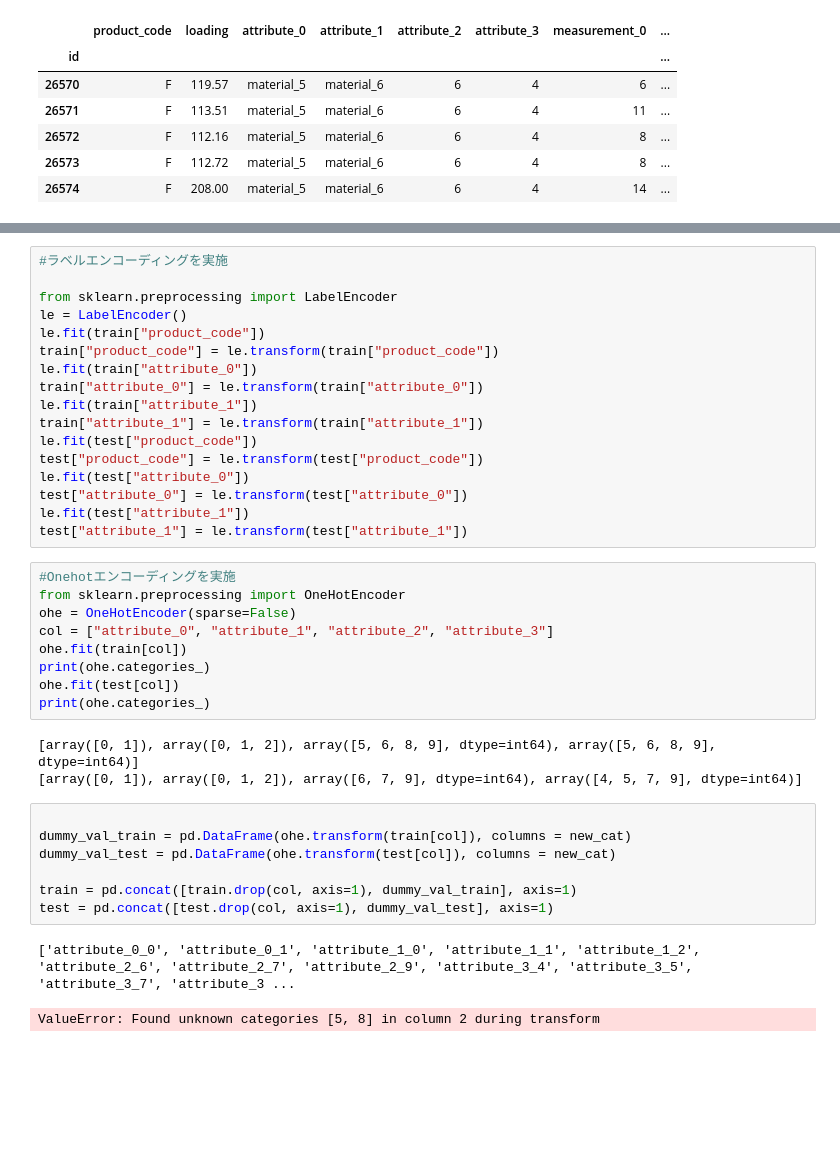
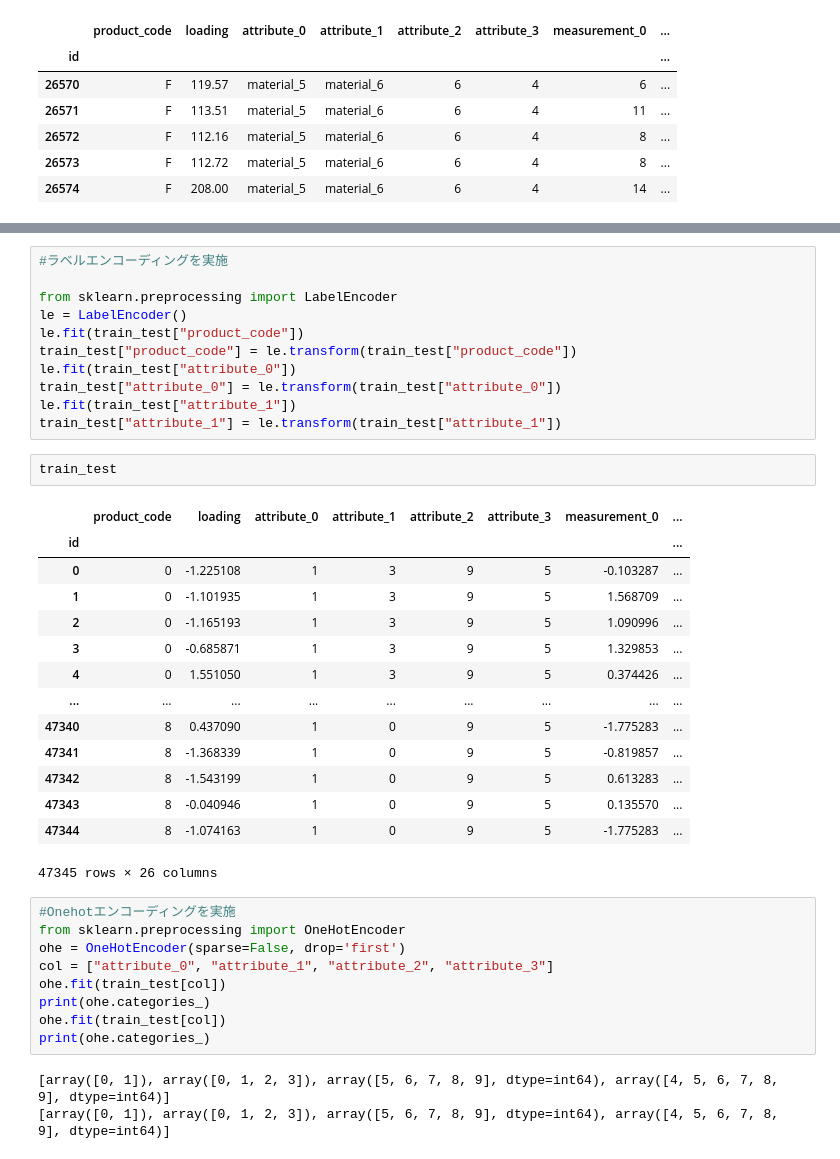
Before and after one commit to keisukecl/tabular-playground-series-aug-2022, a Jupyter notebook: logistic_regression.ipynb, the cells around one changed output, grey strips where cells are left out. Drawn from its saved outputs; the diff is of its cells as text; blank space fills up the shorter version.

```diff
--- a/logistic_regression.ipynb
+++ b/logistic_regression.ipynb
@@ -76,37 +88,38 @@ test[cols] = (test[cols] - test[cols].mean()) / test[cols].std(ddof=0)
 
 from sklearn.preprocessing import LabelEncoder
 le = LabelEncoder()
-le.fit(train["product_code"])
-train["product_code"] = le.transform(train["product_code"])
-le.fit(train["attribute_0"])
-train["attribute_0"] = le.transform(train["attribute_0"])
-le.fit(train["attribute_1"])
-train["attribute_1"] = le.transform(train["attribute_1"])
-le.fit(test["product_code"])
-test["product_code"] = le.transform(test["product_code"])
-le.fit(test["attribute_0"])
-test["attribute_0"] = le.transform(test["attribute_0"])
-le.fit(test["attribute_1"])
-test["attribute_1"] = le.transform(test["attribute_1"])
+le.fit(train_test["product_code"])
+train_test["product_code"] = le.transform(train_test["product_code"])
+le.fit(train_test["attribute_0"])
+train_test["attribute_0"] = le.transform(train_test["attribute_0"])
+le.fit(train_test["attribute_1"])
+train_test["attribute_1"] = le.transform(train_test["attribute_1"])
+# %%
+train_test
+# %% [output]
+|  | product_code | loading | attribute_0 | attribute_1 | attribute_2 | attribute_3 | measurement_0 | ... |
+| id |  |  |  |  |  |  |  | ... |
+| 0 | 0 | -1.225108 | 1 | 3 | 9 | 5 | -0.103287 | ... |
+| 1 | 0 | -1.101935 | 1 | 3 | 9 | 5 | 1.568709 | ... |
+| 2 | 0 | -1.165193 | 1 | 3 | 9 | 5 | 1.090996 | ... |
+| 3 | 0 | -0.685871 | 1 | 3 | 9 | 5 | 1.329853 | ... |
+| 4 | 0 | 1.551050 | 1 | 3 | 9 | 5 | 0.374426 | ... |
+| ... | ... | ... | ... | ... | ... | ... | ... | ... |
+| 47340 | 8 | 0.437090 | 1 | 0 | 9 | 5 | -1.775283 | ... |
+| 47341 | 8 | -1.368339 | 1 | 0 | 9 | 5 | -0.819857 | ... |
+| 47342 | 8 | -1.543199 | 1 | 0 | 9 | 5 | 0.613283 | ... |
+| 47343 | 8 | -0.040946 | 1 | 0 | 9 | 5 | 0.135570 | ... |
+| 47344 | 8 | -1.074163 | 1 | 0 | 9 | 5 | -1.775283 | ... |
+47345 rows × 26 columns
 # %%
 #Onehotエンコーディングを実施
 from sklearn.preprocessing import OneHotEncoder
-ohe = OneHotEncoder(sparse=False)
+ohe = OneHotEncoder(sparse=False, drop='first')
 col = ["attribute_0", "attribute_1", "attribute_2", "attribute_3"]
-ohe.fit(train[col])
+ohe.fit(train_test[col])
 print(ohe.categories_)
-ohe.fit(test[col])
+ohe.fit(train_test[col])
 print(ohe.categories_)
 # %% [output]
-[array([0, 1]), array([0, 1, 2]), array([5, 6, 8, 9], dtype=int64), array([5, 6, 8, 9], dtype=int64)]
-[array([0, 1]), array([0, 1, 2]), array([6, 7, 9], dtype=int64), array([4, 5, 7, 9], dtype=int64)]
+[array([0, 1]), array([0, 1, 2, 3]), array([5, 6, 7, 8, 9], dtype=int64), array([4, 5, 6, 7, 8, 9], dtype=int64)]
+[array([0, 1]), array([0, 1, 2, 3]), array([5, 6, 7, 8, 9], dtype=int64), array([4, 5, 6, 7, 8, 9], dtype=int64)]
-# %%
-
-dummy_val_train = pd.DataFrame(ohe.transform(train[col]), columns = new_cat)
-dummy_val_test = pd.DataFrame(ohe.transform(test[col]), columns = new_cat)
-
-train = pd.concat([train.drop(col, axis=1), dummy_val_train], axis=1)
-test = pd.concat([test.drop(col, axis=1), dummy_val_test], axis=1)
-# %% [output]
-['attribute_0_0', 'attribute_0_1', 'attribute_1_0', 'attribute_1_1', 'attribute_1_2', 'attribute_2_6', 'attribute_2_7', 'attribute_2_9', 'attribute_3_4', 'attribute_3_5', 'attribute_3_7', 'attribute_3 ...
-ValueError: Found unknown categories [5, 8] in column 2 during transform
```
Also changed, not shown: parts of 15 cells of this notebook.
